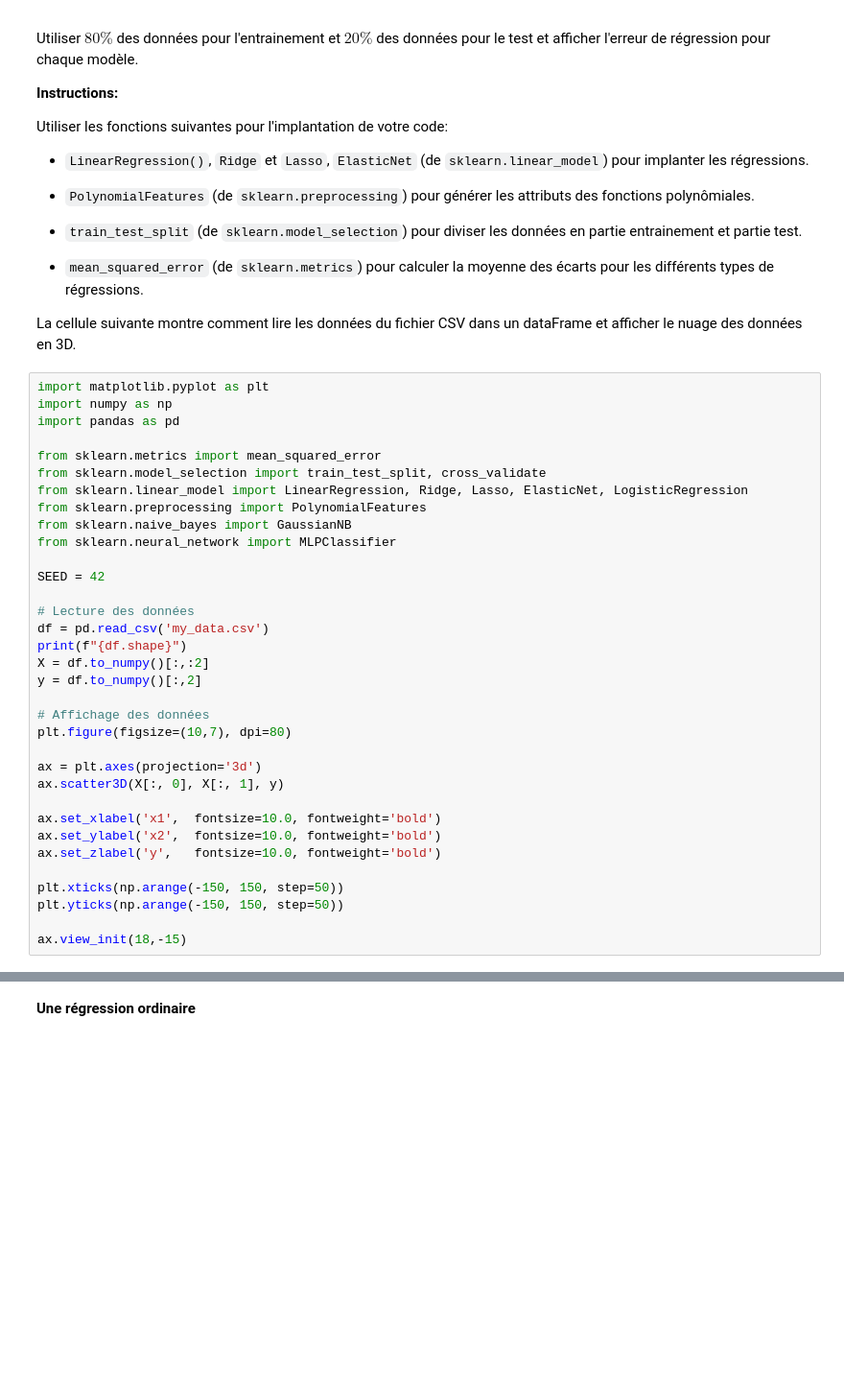
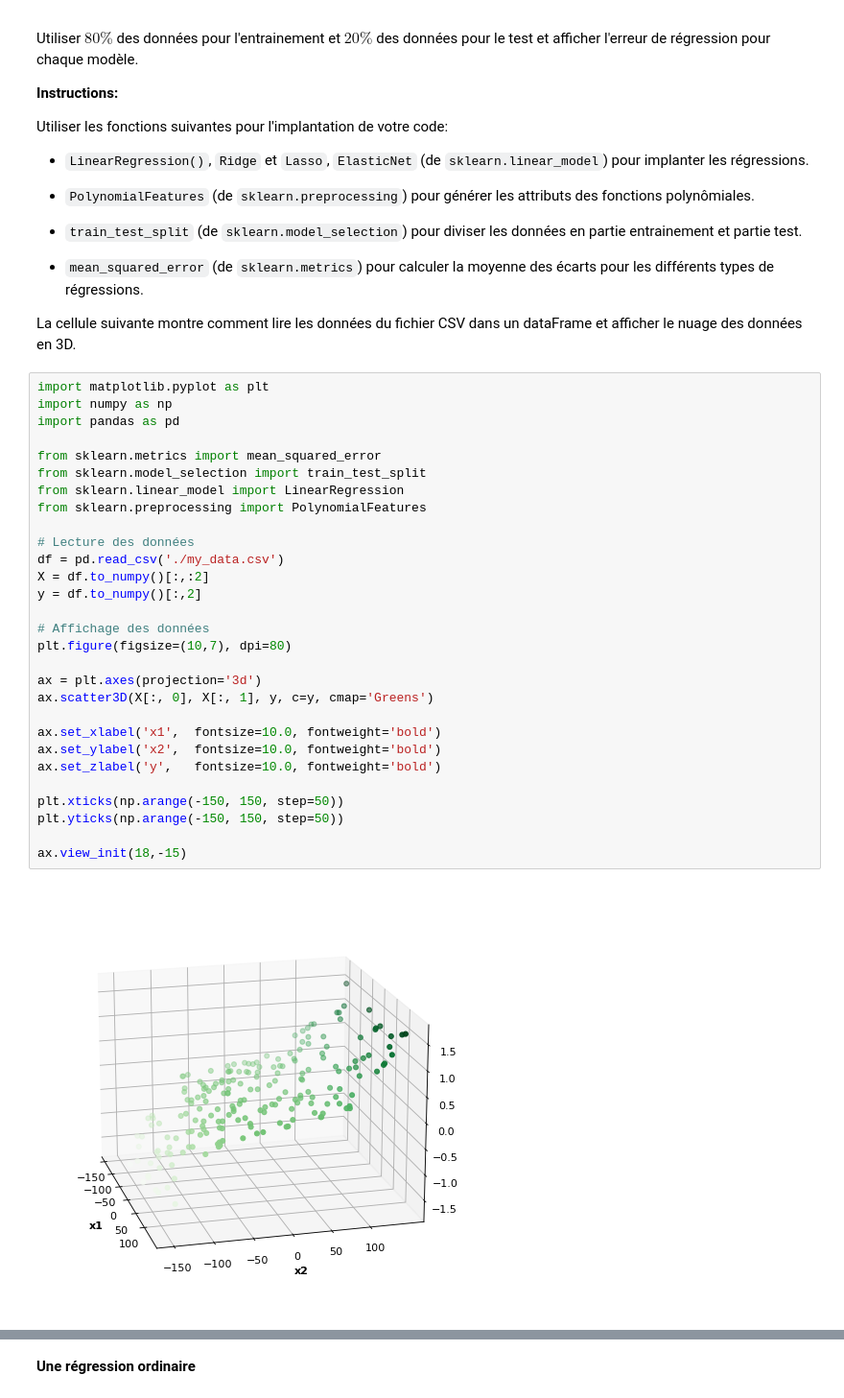
Before and after one commit to UQO-ML/concept-stat-projet-1, a Jupyter notebook: Devoir partie 1/Devoir_régression+classification.ipynb, the cells around one changed output, grey strips where cells are left out. Shown at 96% size. Saved outputs shown, nothing was run; the diff lists cells and outputs as text; blank space fills up the shorter version.

```diff
--- a/Devoir partie 1/Devoir_régression+classification.ipynb
+++ b/Devoir partie 1/Devoir_régression+classification.ipynb
@@ -51,34 +51,31 @@ La cellule suivante montre comment lire les données du fichier CSV dans un data
 # %%
 import matplotlib.pyplot as plt
 import numpy as np
 import pandas as pd
 
 from sklearn.metrics import mean_squared_error
-from sklearn.model_selection import train_test_split, cross_validate
-from sklearn.linear_model import LinearRegression, Ridge, Lasso, ElasticNet, LogisticRegression
+from sklearn.model_selection import train_test_split
+from sklearn.linear_model import LinearRegression
 from sklearn.preprocessing import PolynomialFeatures
-from sklearn.naive_bayes import GaussianNB
-from sklearn.neural_network import MLPClassifier
-
-SEED = 42
 
 # Lecture des données
-df = pd.read_csv('my_data.csv')
-print(f"{df.shape}")
+df = pd.read_csv('./my_data.csv')
 X = df.to_numpy()[:,:2]
 y = df.to_numpy()[:,2]
 
 # Affichage des données
 plt.figure(figsize=(10,7), dpi=80)
 
 ax = plt.axes(projection='3d')
-ax.scatter3D(X[:, 0], X[:, 1], y)
+ax.scatter3D(X[:, 0], X[:, 1], y, c=y, cmap='Greens')
 
 ax.set_xlabel('x1',  fontsize=10.0, fontweight='bold')
 ax.set_ylabel('x2',  fontsize=10.0, fontweight='bold')
 ax.set_zlabel('y',   fontsize=10.0, fontweight='bold')
 
 plt.xticks(np.arange(-150, 150, step=50))
 plt.yticks(np.arange(-150, 150, step=50))
 
 ax.view_init(18,-15)
+# %% [output]
+[figure, added]
```
Also changed, not shown: parts of 12 cells of this notebook.
